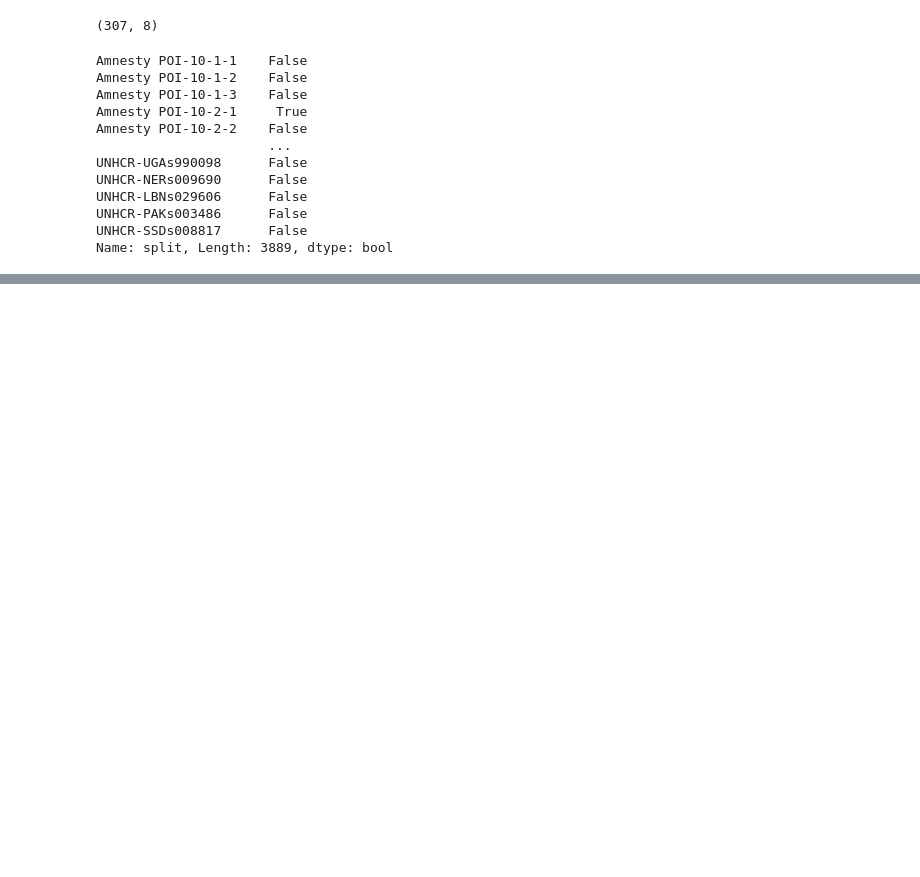
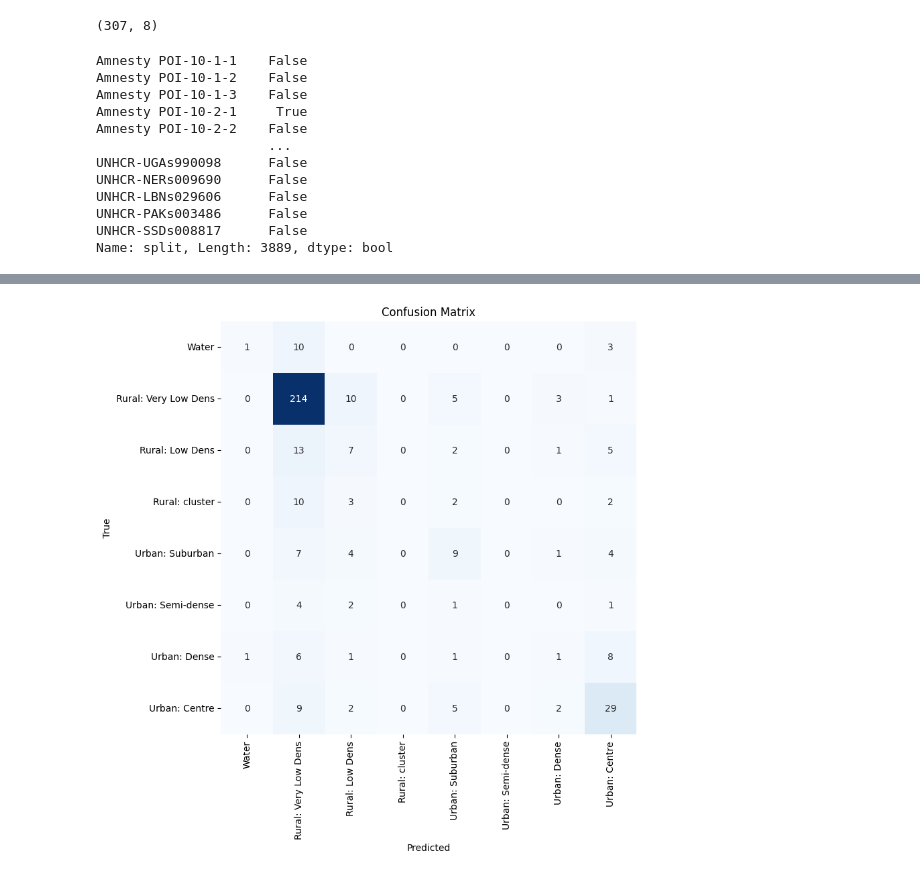
Before and after one commit to AbhishekVangipuram/CS229FinalProj, a Jupyter notebook: res_edge.ipynb, the cells around one changed output, grey strips where cells are left out. Drawn from its saved outputs; the diff is of its cells as text; code cells hidden in the pictures; blank space fills up the shorter version.

```diff
--- a/res_edge.ipynb
+++ b/res_edge.ipynb
@@ -330,3 +330,9 @@ UNHCR-LBNs029606      False
 UNHCR-PAKs003486      False
 UNHCR-SSDs008817      False
 Name: split, Length: 3889, dtype: bool
+# %%
+Final_Predictions = np.ones(test[test].shape)
+# %%
+Final_Predictions[edge_count_test > 800000] = preds.argmax(axis=1)
+# %%
+Real_Labels = np.array(y_test).argmax(axis=1)
@@ -332,0 +362,12 @@ Name: split, Length: 3889, dtype: bool
+# %%
+cm = confusion_matrix(Real_Labels, Final_Predictions, labels=np.arange(8))
+plt.figure(figsize=(8, 8))
+sns.heatmap(cm, annot=True, fmt="d", cmap="Blues", cbar=False,
+            xticklabels=["Water", "Rural: Very Low Dens", "Rural: Low Dens", "Rural: cluster", "Urban: Suburban", "Urban: Semi-dense", "Urban: Dense", "Urban: Centre"],
+            yticklabels=["Water", "Rural: Very Low Dens", "Rural: Low Dens", "Rural: cluster", "Urban: Suburban", "Urban: Semi-dense", "Urban: Dense", "Urban: Centre"])
+plt.xlabel('Predicted')
+plt.ylabel('True')
+plt.title('Confusion Matrix')
+plt.show()
+# %% [output]
+[figure, added]
```
Also changed, not shown: parts of 7 cells of this notebook.
